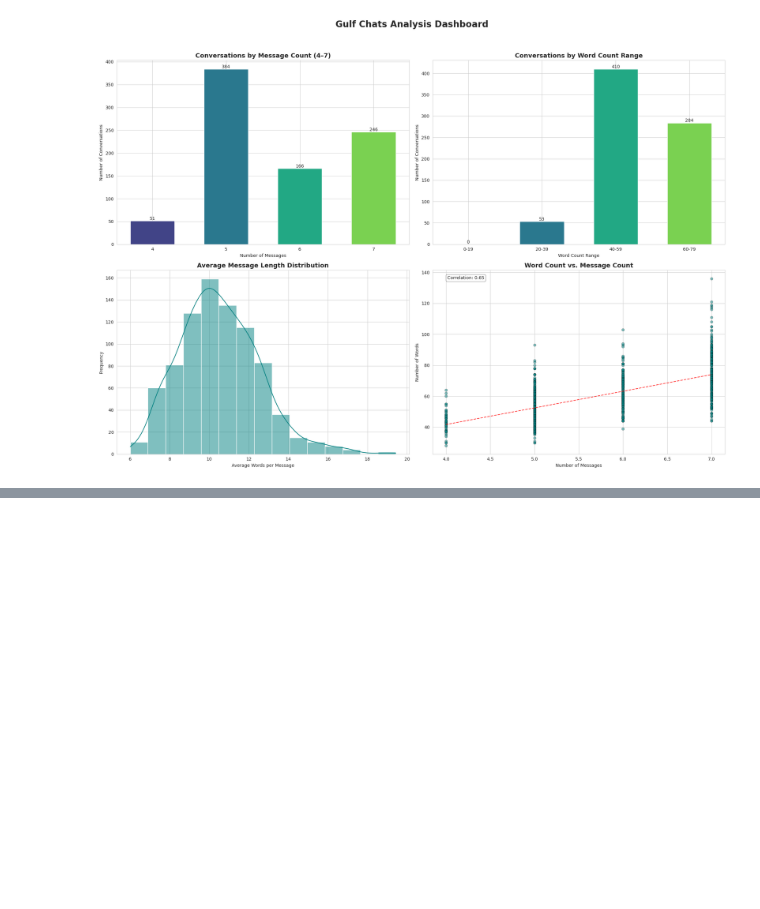
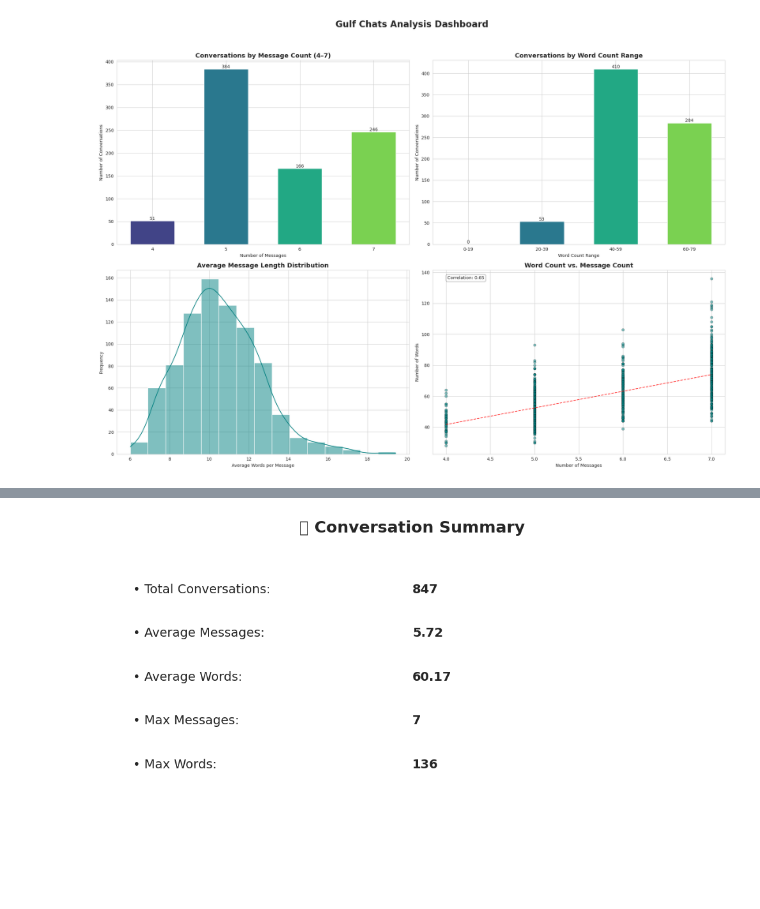
Before and after one commit to Hiida3li/DE-cycle, a Jupyter notebook: data_initial/synthetic_initial.ipynb, the cells around one changed output, grey strips where cells are left out. Saved outputs shown, nothing was run; the diff lists cells and outputs as text; code cells hidden in the pictures; blank space fills up the shorter version.

```diff
--- a/data_initial/synthetic_initial.ipynb
+++ b/data_initial/synthetic_initial.ipynb
@@ -574,0 +530,37 @@ plt.show()
+# %%
+import matplotlib.pyplot as plt
+
+# Metrics
+total_conversations = 847
+avg_messages = 5.72
+avg_words = 60.17
+max_messages = 7
+max_words = 136
+
+# Setup figure
+plt.figure(figsize=(10, 6))
+plt.axis('off')  # turn off axes
+
+# Title
+plt.text(0.5, 1.0, "🧾 Conversation Summary", fontsize=18, ha='center', va='top', weight='bold')
+
+# Display boxes
+stats = [
+    ("Total Conversations", f"{total_conversations}"),
+    ("Average Messages", f"{avg_messages:.2f}"),
+    ("Average Words", f"{avg_words:.2f}"),
+    ("Max Messages", f"{max_messages}"),
+    ("Max Words", f"{max_words}")
+]
+
+# Draw stat boxes
+y = 0.8
+for label, value in stats:
+    plt.text(0.05, y, f"• {label}:", fontsize=14, ha='left')
+    plt.text(0.5, y, value, fontsize=14, ha='left', weight='bold')
+    y -= 0.12
+
+plt.tight_layout()
+plt.show()
+# %% [output]
+[figure, added]
```
Also changed, not shown: parts of 2 cells of this notebook, 6 other files.
